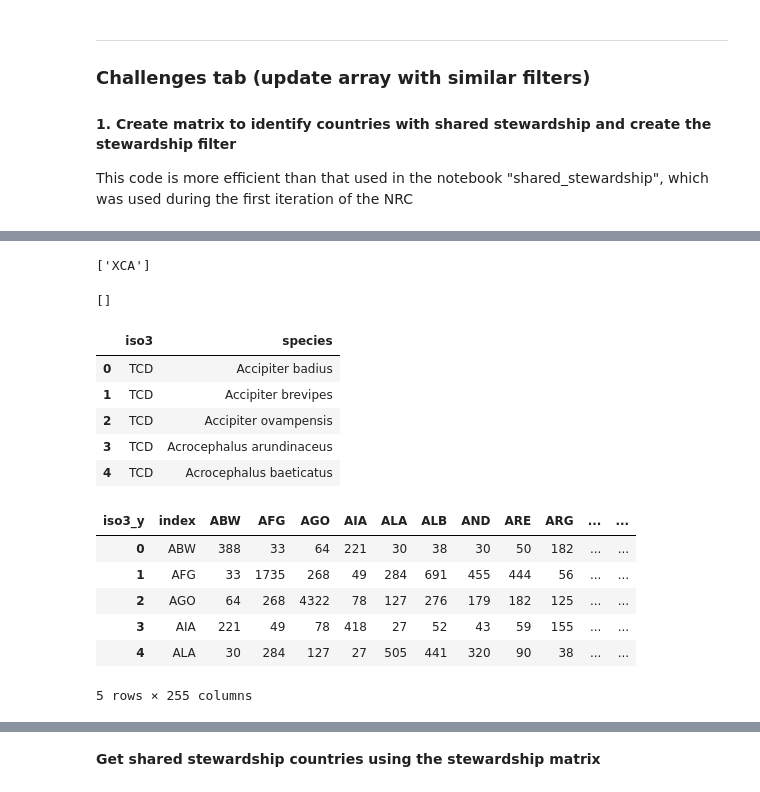
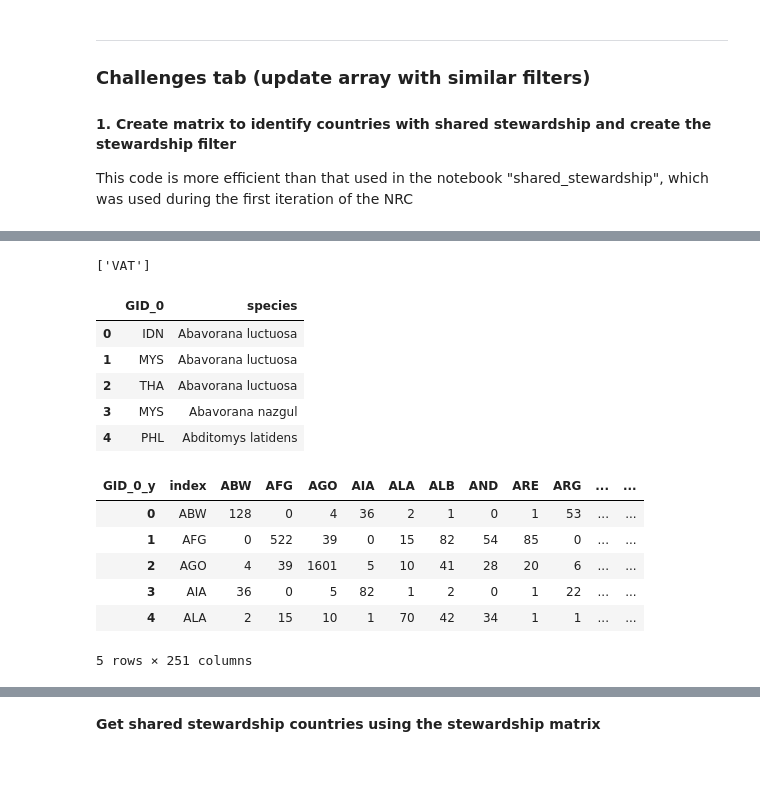
Before and after one commit to Vizzuality/he-scratchfolder, a Jupyter notebook: NRC_Terrestrial.ipynb, the cells around one changed output, grey strips where cells are left out. Drawn from its saved outputs; the diff is of its cells as text; code cells hidden in the pictures.

```diff
--- a/NRC_Terrestrial.ipynb
+++ b/NRC_Terrestrial.ipynb
@@ -130,0 +151,4 @@ list(set(list2).difference(list1))
+# %%
+# In ter dataset, give 'Mexico' to 'México', 'Saint Helena, Ascension and Tristan da Cunha' to ''Saint Helena, Ascension and Tris' and 'United States Minor Outlying Islands' to 'United States Minor Outlying Isl'
+ter['countryname'] = ter['countryname'].replace({'México':'Mexico', 'Saint Helena, Ascension and Tris':'Saint Helena, Ascension and Tristan da Cunha', 'United States Minor Outlying Isl':'United States Minor Outlying Islands', 'South Georgia and the South Sand':'South Georgia and the South Sandwich Islands', 'Heard Island and McDonald Island':'Heard Island and McDonald Islands'})
+spi['countryname'] = spi['countryname'].replace({'México':'Mexico', 'Saint Helena, Ascension and Tris':'Saint Helena, Ascension and Tristan da Cunha', 'United States Minor Outlying Isl':'United States Minor Outlying Islands', 'South Georgia and the South Sand':'South Georgia and the South Sandwich Islands', 'Heard Island and McDonald Island':'Heard Island and McDonald Islands'})
@@ -403,0 +414,3 @@ list(set(list1).difference(list2)) # Now only Vatican city is in gadm and not in
+# %%
+ter = ter.rename(columns = {'stewawrdship':'stewardship'})
+ter.head(1)
@@ -583,43 +570,39 @@ ter.head()
 # %%
 # Missing countries (present in species table but not in gadm):
 list1= list(df['GID_0'])
-list2=list(ter['iso3'].unique())
+list2=list(ter['GID_0'].unique())
 list(set(list2).difference(list1))
 # %% [output]
-['XCA']
+['VAT']
 # %%
-ter = ter[ter.iso3 != 'XCA']
-list1= list(df['GID_0'])
-list2=list(ter['iso3'].unique())
-list(set(list2).difference(list1))
+ter = ter[ter.GID_0 != 'VAT']
+spi = spi[spi.GID_0 != 'VAT']
-# %% [output]
-[]
 # %%
-# Create a copy with only the species name and the iso3
-ter2 = ter[['iso3','species']].copy()
+# Create a copy with only the species name and the GID_0
+ter2 = ter[['GID_0','species']].copy()
 ter2.head(5)
 # %% [output]
-|  | iso3 | species |
-| 0 | TCD | Accipiter badius |
-| 1 | TCD | Accipiter brevipes |
-| 2 | TCD | Accipiter ovampensis |
-| 3 | TCD | Acrocephalus arundinaceus |
-| 4 | TCD | Acrocephalus baeticatus |
+|  | GID_0 | species |
+| 0 | IDN | Abavorana luctuosa |
+| 1 | MYS | Abavorana luctuosa |
+| 2 | THA | Abavorana luctuosa |
+| 3 | MYS | Abavorana nazgul |
+| 4 | PHL | Abditomys latidens |
 # %%
 # Create a matrix that has, for each country, the number of shared species with each of the other countries
 m = ter2.merge(ter2, on='species') # perform a self-merge based on the species
-mat = pd.crosstab(m.iso3_x, m.iso3_y) # perform crosstabulation operation
+mat = pd.crosstab(m.GID_0_x, m.GID_0_y) # perform crosstabulation operation
 mat.reset_index(inplace=True)
-mat= mat.rename(columns = {'iso3_x':'index'})
+mat= mat.rename(columns = {'GID_0_x':'index'})
 mat.head(5)
 # %% [output]
-| iso3_y | index | ABW | AFG | AGO | AIA | ALA | ALB | AND | ARE | ARG | ... | ... |
-| 0 | ABW | 388 | 33 | 64 | 221 | 30 | 38 | 30 | 50 | 182 | ... | ... |
-| 1 | AFG | 33 | 1735 | 268 | 49 | 284 | 691 | 455 | 444 | 56 | ... | ... |
-| 2 | AGO | 64 | 268 | 4322 | 78 | 127 | 276 | 179 | 182 | 125 | ... | ... |
-| 3 | AIA | 221 | 49 | 78 | 418 | 27 | 52 | 43 | 59 | 155 | ... | ... |
-| 4 | ALA | 30 | 284 | 127 | 27 | 505 | 441 | 320 | 90 | 38 | ... | ... |
+| GID_0_y | index | ABW | AFG | AGO | AIA | ALA | ALB | AND | ARE | ARG | ... | ... |
+| 0 | ABW | 128 | 0 | 4 | 36 | 2 | 1 | 0 | 1 | 53 | ... | ... |
+| 1 | AFG | 0 | 522 | 39 | 0 | 15 | 82 | 54 | 85 | 0 | ... | ... |
+| 2 | AGO | 4 | 39 | 1601 | 5 | 10 | 41 | 28 | 20 | 6 | ... | ... |
+| 3 | AIA | 36 | 0 | 5 | 82 | 1 | 2 | 0 | 1 | 22 | ... | ... |
+| 4 | ALA | 2 | 15 | 10 | 1 | 70 | 42 | 34 | 1 | 1 | ... | ... |
-5 rows × 255 columns
+5 rows × 251 columns
 # %%
 mat.shape
 # %% [output]
```
Also changed, not shown: parts of 98 cells of this notebook, 1 other file.
